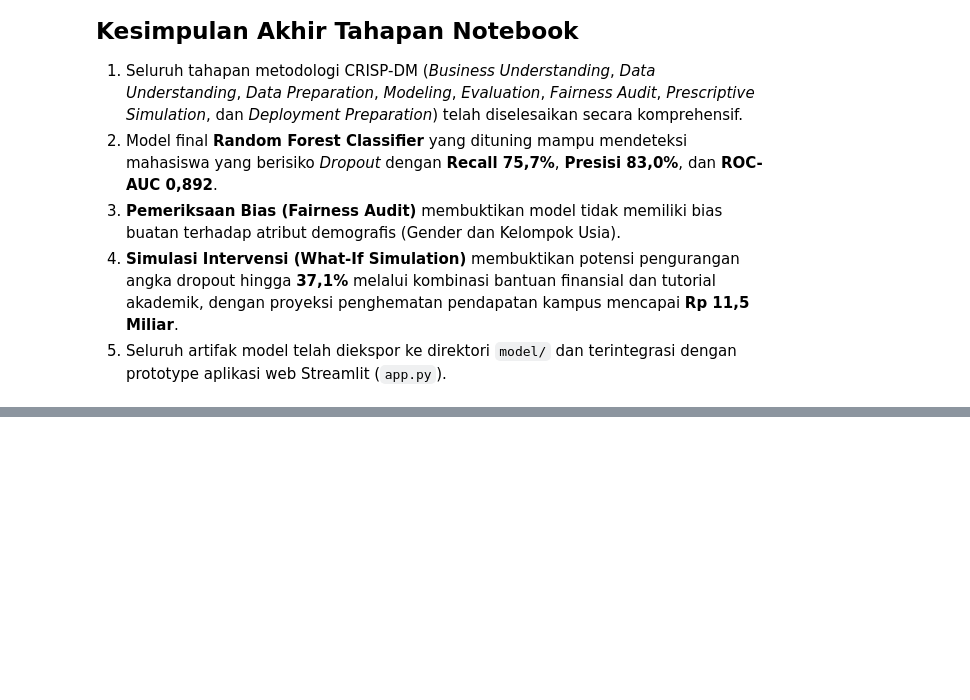
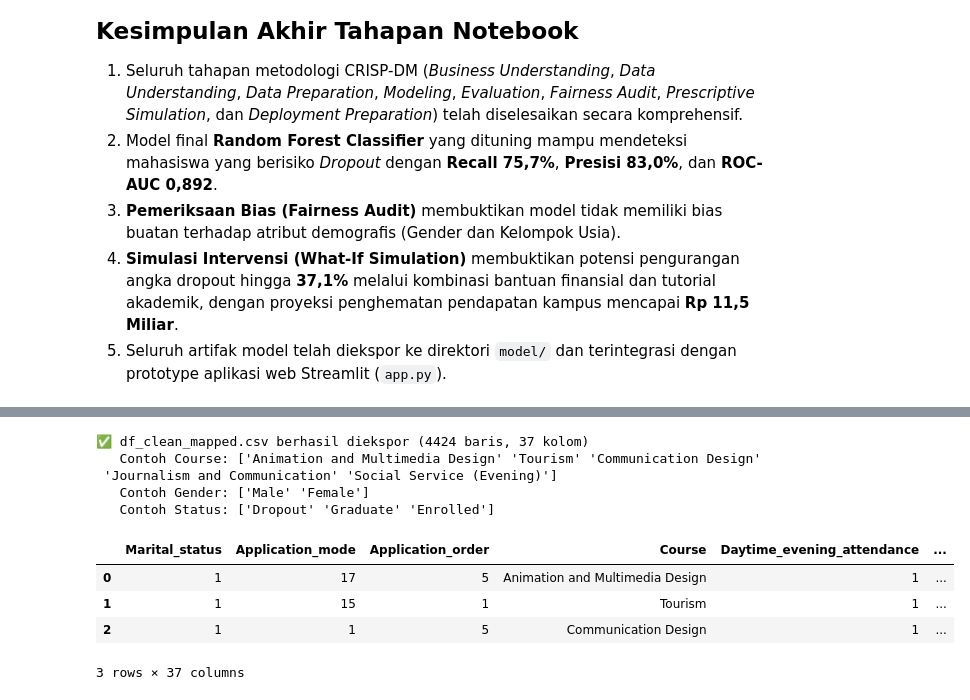
Before and after one commit to dawooodd/Penerapan-Data-Science-2, a Jupyter notebook: notebook.ipynb, the cells around one changed output, grey strips where cells are left out. Cells and saved outputs as stored; diff of their text form; code cells hidden in the pictures; blank space fills up the shorter version.

Commit message:
Studio integration

```diff
--- a/notebook.ipynb
+++ b/notebook.ipynb
@@ -1158,0 +1170,53 @@ Verifikasi sukses! Contoh prediksi 5 data uji: ['Graduate', 'Graduate', 'Dropout
+# %%
+# ============================================================
+# 9.1 TASK 1: Export Mapped Clean Data (df_clean_mapped.csv)
+# ============================================================
+
+# Mapping kode numerik Course ke nama program studi yang sesungguhnya
+COURSE_MAP = {
+    33:   'Biofuel Production Technologies',
+    171:  'Animation and Multimedia Design',
+    8014: 'Social Service (Evening)',
+    9003: 'Agronomy',
+    9070: 'Communication Design',
+    9085: 'Veterinary Nursing',
+    9119: 'Informatics Engineering',
+    9130: 'Equiniculture',
+    9147: 'Management',
+    9238: 'Social Service',
+    9254: 'Tourism',
+    9500: 'Nursing',
+    9556: 'Oral Hygiene',
+    9670: 'Advertising and Marketing Management',
+    9773: 'Journalism and Communication',
+    9853: 'Basic Education',
+    9991: 'Management (Evening)'
+}
+
+# Mapping kode numerik Gender
+GENDER_MAP = {1: 'Male', 0: 'Female'}
+
+# Membuat salinan dataframe asli dan menerapkan mapping
+df_mapped = df.copy()
+df_mapped['Course'] = df_mapped['Course'].map(COURSE_MAP)
+df_mapped['Gender'] = df_mapped['Gender'].map(GENDER_MAP)
+# Kolom Status sudah berupa string ('Dropout', 'Graduate', 'Enrolled'), tidak perlu di-map
+
+# Ekspor ke CSV
+df_mapped.to_csv('df_clean_mapped.csv', index=False, encoding='utf-8-sig')
+print(f"✅ df_clean_mapped.csv berhasil diekspor ({df_mapped.shape[0]} baris, {df_mapped.shape[1]} kolom)")
+print(f"   Contoh Course: {df_mapped['Course'].unique()[:5]}")
+print(f"   Contoh Gender: {df_mapped['Gender'].unique()}")
+print(f"   Contoh Status: {df_mapped['Status'].unique()}")
+df_mapped.head(3)
+# %% [output]
+✅ df_clean_mapped.csv berhasil diekspor (4424 baris, 37 kolom)
+   Contoh Course: ['Animation and Multimedia Design' 'Tourism' 'Communication Design'
+ 'Journalism and Communication' 'Social Service (Evening)']
+   Contoh Gender: ['Male' 'Female']
+   Contoh Status: ['Dropout' 'Graduate' 'Enrolled']
+|  | Marital_status | Application_mode | Application_order | Course | Daytime_evening_attendance | ... |
+| 0 | 1 | 17 | 5 | Animation and Multimedia Design | 1 | ... |
+| 1 | 1 | 15 | 1 | Tourism | 1 | ... |
+| 2 | 1 | 1 | 5 | Communication Design | 1 | ... |
+3 rows × 37 columns
```
Also changed, not shown: parts of 5 cells of this notebook, 5 other files.
